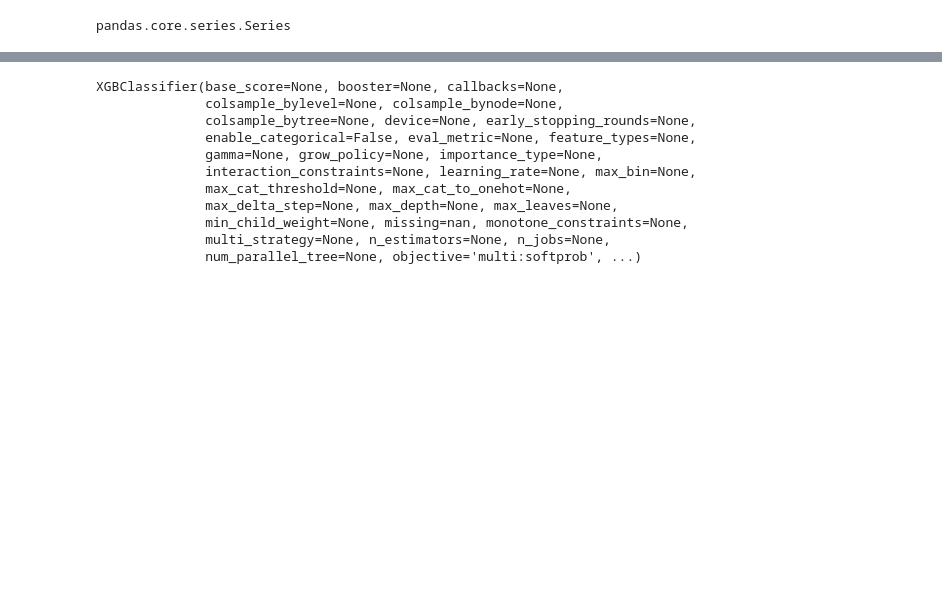
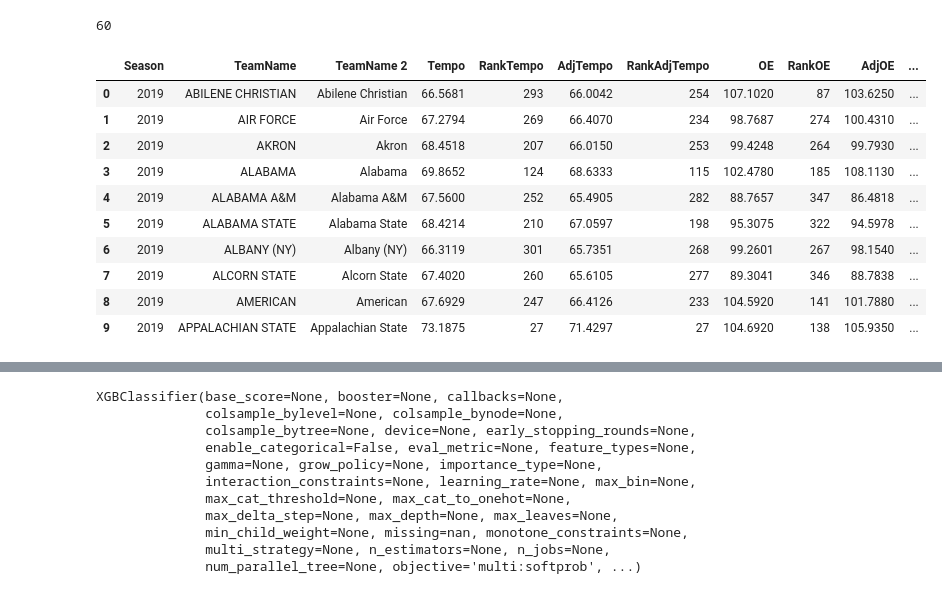
Before and after one commit to zainhoda1/Capstone-project, a Jupyter notebook: Analysis files/Model Execution.ipynb, the cells around one changed output, grey strips where cells are left out. Saved outputs shown, nothing was run; the diff lists cells and outputs as text; code cells hidden in the pictures; blank space fills up the shorter version.

```diff
--- a/Analysis files/Model Execution.ipynb
+++ b/Analysis files/Model Execution.ipynb
@@ -4,8 +4,22 @@ from xgboost import XGBClassifier
 from sklearn.model_selection import train_test_split
 from sklearn.metrics import accuracy_score
 import numpy as np
+pd.options.display.max_rows
+# %% [output]
+60
-# %%
-type(df['X.Poss'])
-# %% [output]
-pandas.core.series.Series
+# %%
+kp = pd.read_csv("/Users/caldavis/Documents/GitHub/Capstone-project/Data folder/KenPom Team Metrics.csv")
+kp.head(10)
+# %% [output]
+|  | Season | TeamName | TeamName 2 | Tempo | RankTempo | AdjTempo | RankAdjTempo | OE | RankOE | AdjOE | ... |
+| 0 | 2019 | ABILENE CHRISTIAN | Abilene Christian | 66.5681 | 293 | 66.0042 | 254 | 107.1020 | 87 | 103.6250 | ... |
+| 1 | 2019 | AIR FORCE | Air Force | 67.2794 | 269 | 66.4070 | 234 | 98.7687 | 274 | 100.4310 | ... |
+| 2 | 2019 | AKRON | Akron | 68.4518 | 207 | 66.0150 | 253 | 99.4248 | 264 | 99.7930 | ... |
+| 3 | 2019 | ALABAMA | Alabama | 69.8652 | 124 | 68.6333 | 115 | 102.4780 | 185 | 108.1130 | ... |
+| 4 | 2019 | ALABAMA A&M | Alabama A&M | 67.5600 | 252 | 65.4905 | 282 | 88.7657 | 347 | 86.4818 | ... |
+| 5 | 2019 | ALABAMA STATE | Alabama State | 68.4214 | 210 | 67.0597 | 198 | 95.3075 | 322 | 94.5978 | ... |
+| 6 | 2019 | ALBANY (NY) | Albany (NY) | 66.3119 | 301 | 65.7351 | 268 | 99.2601 | 267 | 98.1540 | ... |
+| 7 | 2019 | ALCORN STATE | Alcorn State | 67.4020 | 260 | 65.6105 | 277 | 89.3041 | 346 | 88.7838 | ... |
+| 8 | 2019 | AMERICAN | American | 67.6929 | 247 | 66.4126 | 233 | 104.5920 | 141 | 101.7880 | ... |
+| 9 | 2019 | APPALACHIAN STATE | Appalachian State | 73.1875 | 27 | 71.4297 | 27 | 104.6920 | 138 | 105.9350 | ... |
 # %%
```
Also changed, not shown: parts of 21 cells of this notebook.
